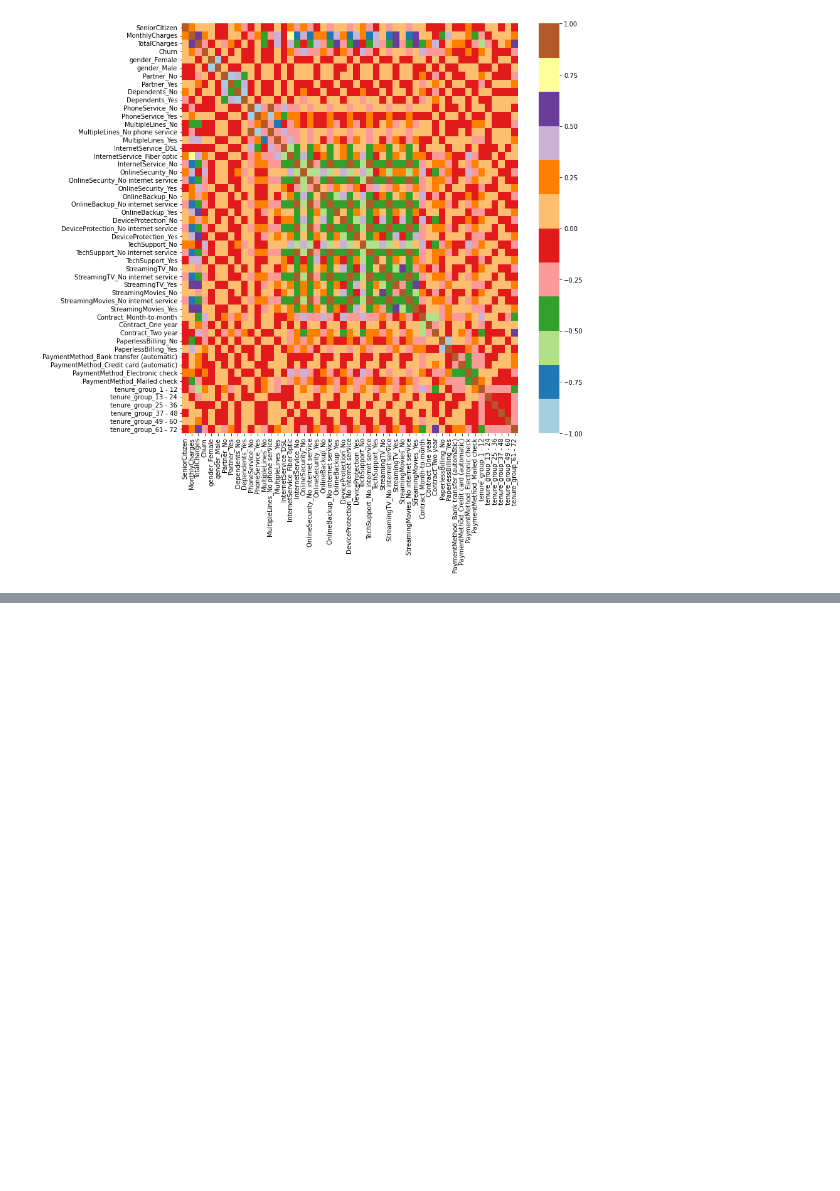
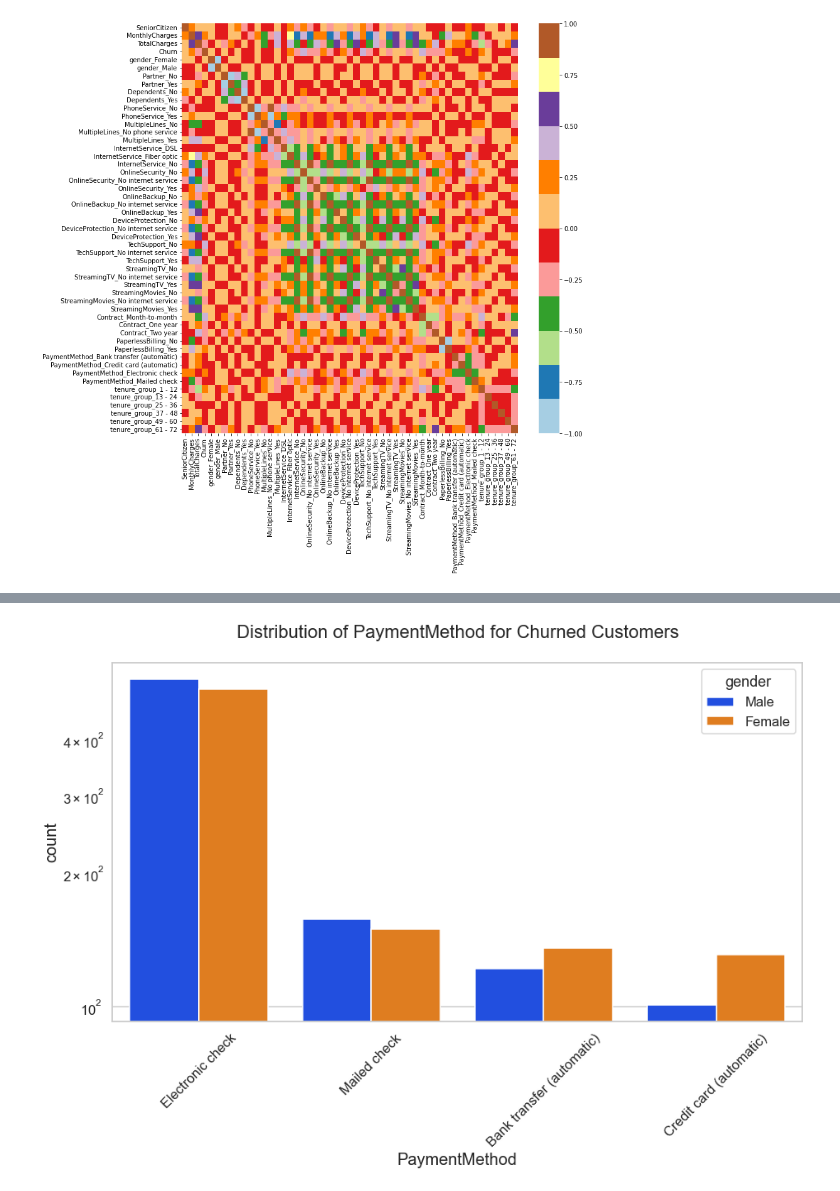
Before and after one commit to maxoblein/customerChurn, a Jupyter notebook: churn_analysis.ipynb, the cells around one changed output, grey strips where cells are left out. Saved outputs shown, nothing was run; the diff lists cells and outputs as text; code cells hidden in the pictures; blank space fills up the shorter version.

```diff
--- a/churn_analysis.ipynb
+++ b/churn_analysis.ipynb
@@ -289,0 +298,4 @@ def uniplot(df,col,title,hue =None):
+# %%
+uniplot(data_churned,col='PaymentMethod',title='Distribution of PaymentMethod for Churned Customers',hue='gender')
+# %% [output]
+[figure, added]
```
Also changed, not shown: parts of 6 cells of this notebook.
